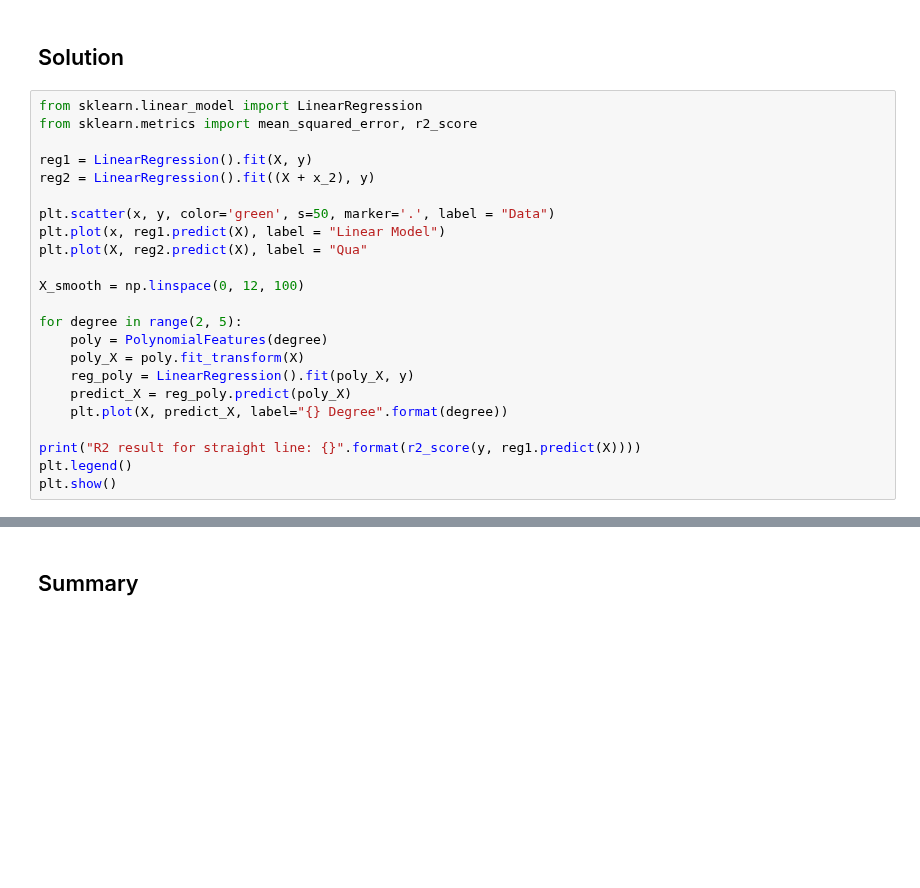
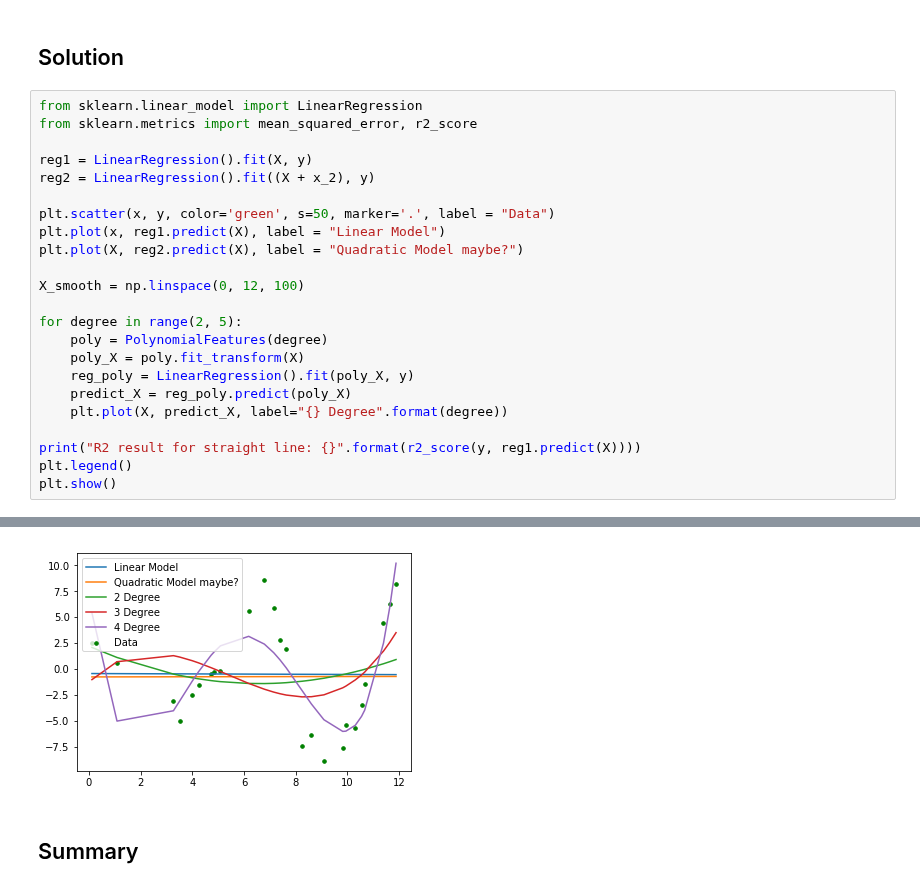
Before and after one commit to lindseyberlin/dsc-polynomial-regression-lab-houston-ds-042219, a Jupyter notebook: index.ipynb, the cells around one changed output, grey strips where cells are left out. Cells and saved outputs as stored; diff of their text form; blank space fills up the shorter version.

```diff
--- a/index.ipynb
+++ b/index.ipynb
@@ -55,7 +55,7 @@ reg2 = LinearRegression().fit((X + x_2), y)
 
 plt.scatter(x, y, color='green', s=50, marker='.', label = "Data")
 plt.plot(x, reg1.predict(X), label = "Linear Model")
-plt.plot(X, reg2.predict(X), label = "Qua"
+plt.plot(X, reg2.predict(X), label = "Quadratic Model maybe?")
 
 X_smooth = np.linspace(0, 12, 100)
 
@@ -74,3 +74,4 @@ SyntaxError: invalid syntax (<ipython-input-39-df0e93f6513e>, line 7)
+[figure, added]
 # %% [markdown]
 ## Summary
 # %% [markdown]
```
Also changed, not shown: parts of 1 cell of this notebook.
